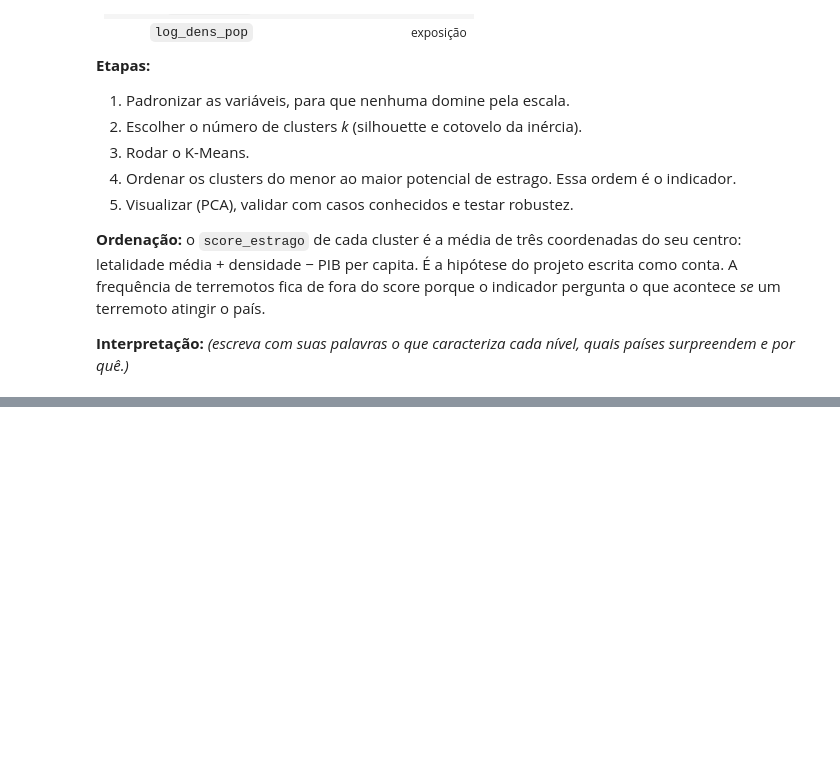
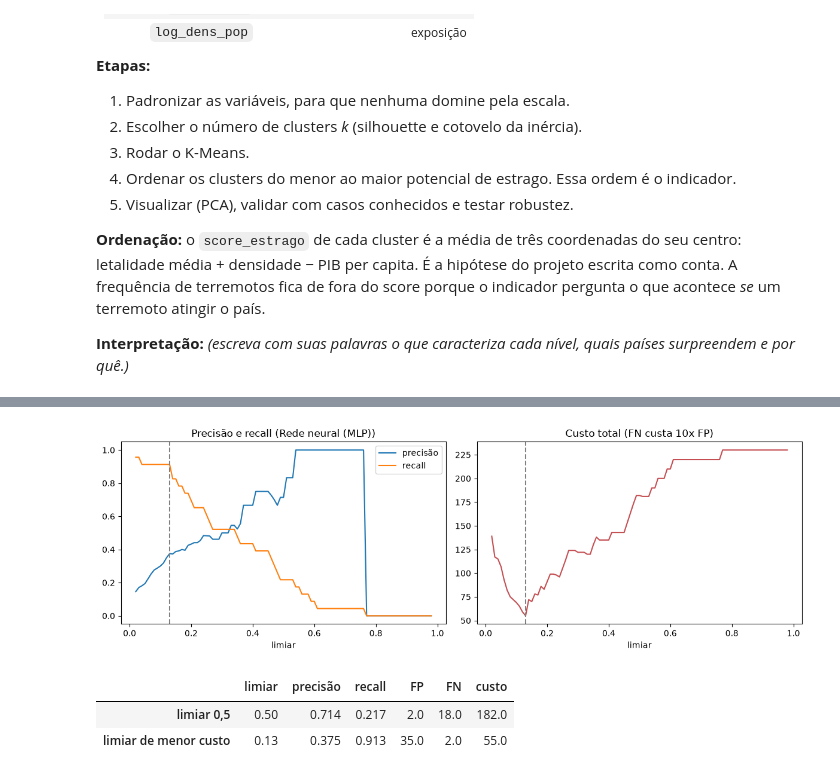
Before and after one commit to EnzoSottoRib/projeto_sismos, a Jupyter notebook: Analise_Sismos.ipynb, the cells around one changed output, grey strips where cells are left out. Cells and saved outputs as stored; diff of their text form; code cells hidden in the pictures; blank space fills up the shorter version.

```diff
--- a/Analise_Sismos.ipynb
+++ b/Analise_Sismos.ipynb
@@ -306,0 +564,26 @@ Concordância K-Means x hierárquico (ARI): 0.439
+# %%
+CUSTO_FN, CUSTO_FP = 10, 1
+
+proba_c = modelos[CAMPEAO].predict_proba(X_te_s)[:, 1]
+linhas = []
+for t in np.arange(0.02, 0.99, 0.01):
+    pred = (proba_c >= t).astype(int)
+    fp = int(((pred == 1) & (y_te.values == 0)).sum()); fn = int(((pred == 0) & (y_te.values == 1)).sum())
+    linhas.append({"limiar": round(t, 2), "precisão": precision_score(y_te, pred, zero_division=0),
+                   "recall": recall_score(y_te, pred), "FP": fp, "FN": fn, "custo": CUSTO_FN * fn + CUSTO_FP * fp})
+curva = pd.DataFrame(linhas)
+melhor = curva.loc[curva["custo"].idxmin()]
+
+fig, ax = plt.subplots(1, 2, figsize=(12, 4))
+ax[0].plot(curva["limiar"], curva["precisão"], label="precisão"); ax[0].plot(curva["limiar"], curva["recall"], label="recall")
+ax[0].axvline(melhor["limiar"], color="gray", ls="--"); ax[0].set_xlabel("limiar"); ax[0].legend(); ax[0].set_title(f"Precisão e recall ({CAMPEAO})")
+ax[1].plot(curva["limiar"], curva["custo"], color="#C44E52"); ax[1].axvline(melhor["limiar"], color="gray", ls="--")
+ax[1].set_xlabel("limiar"); ax[1].set_title(f"Custo total (FN custa {CUSTO_FN}x FP)")
+plt.tight_layout(); plt.show()
+
+display(pd.DataFrame([curva[curva["limiar"] == 0.5].iloc[0], melhor], index=["limiar 0,5", "limiar de menor custo"]).round(3))
+# %% [output]
+[figure, added]
+|  | limiar | precisão | recall | FP | FN | custo |
+| limiar 0,5 | 0.50 | 0.714 | 0.217 | 2.0 | 18.0 | 182.0 |
+| limiar de menor custo | 0.13 | 0.375 | 0.913 | 35.0 | 2.0 | 55.0 |
```
Also changed, not shown: parts of 29 cells of this notebook, 1 other file.
